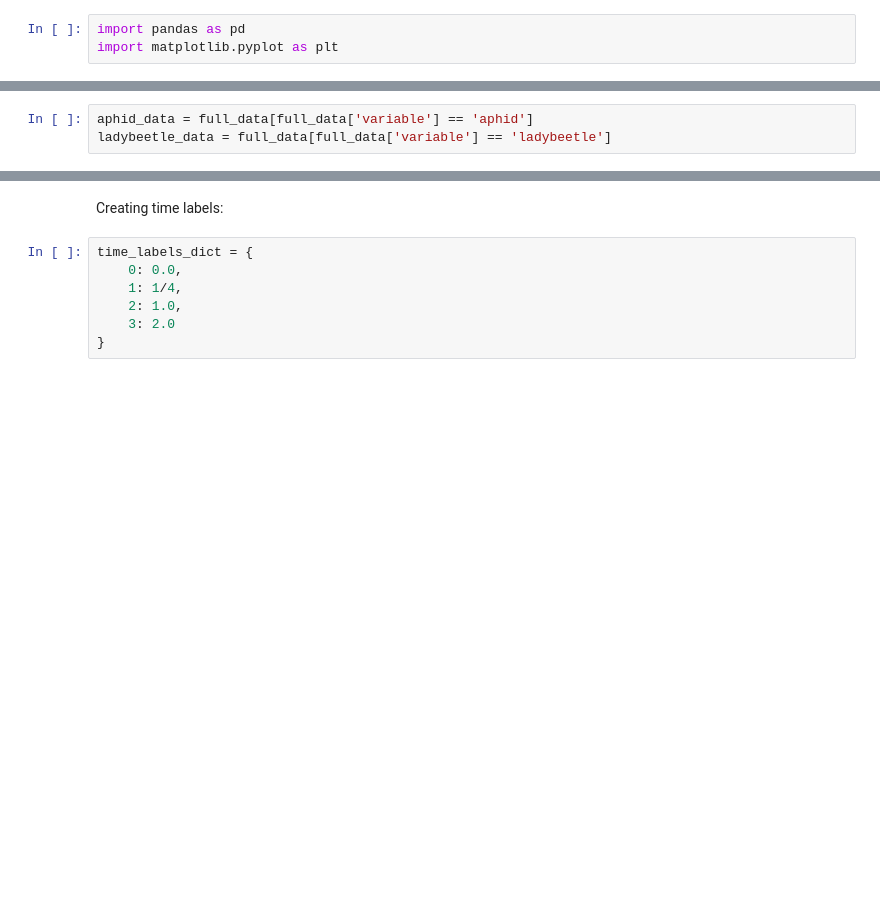
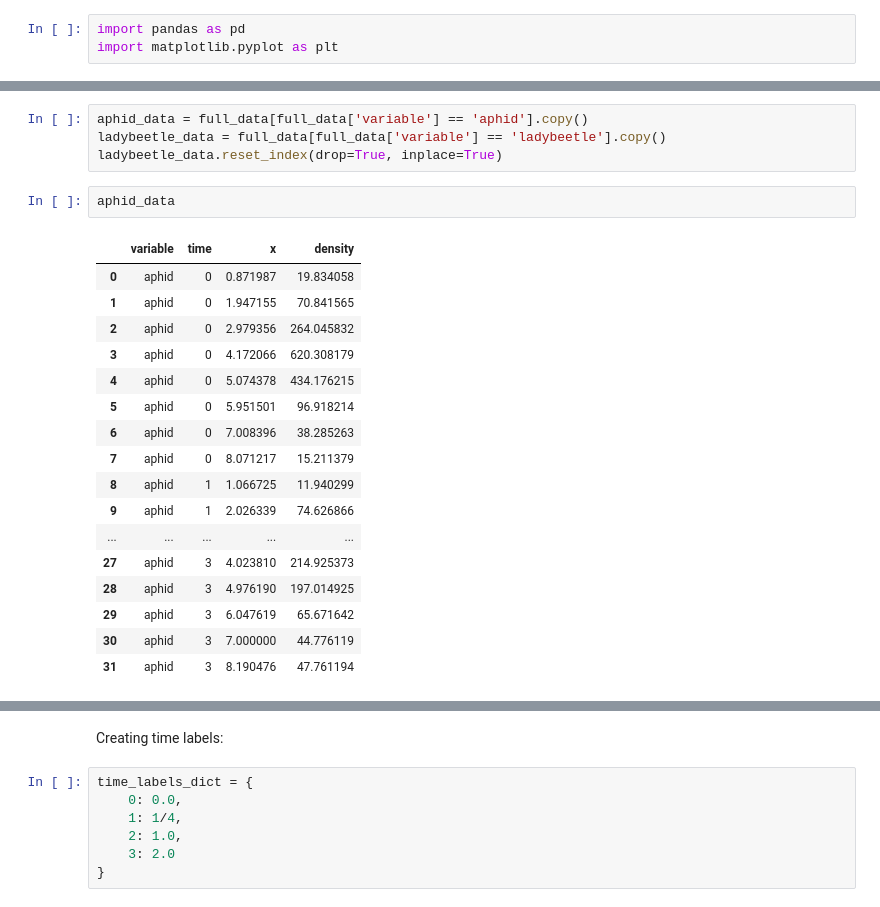
Before and after one commit to volpatto/pdeco, a Jupyter notebook: notebooks/data_visualization.ipynb, the cells around one changed output, grey strips where cells are left out. Saved outputs shown, nothing was run; the diff lists cells and outputs as text; blank space fills up the shorter version.

```diff
--- a/notebooks/data_visualization.ipynb
+++ b/notebooks/data_visualization.ipynb
@@ -26,3 +32,24 @@ Retrieving data for aphids and labebeetles separetely:
 # %%
-aphid_data = full_data[full_data['variable'] == 'aphid']
-ladybeetle_data = full_data[full_data['variable'] == 'ladybeetle']
+aphid_data = full_data[full_data['variable'] == 'aphid'].copy()
+ladybeetle_data = full_data[full_data['variable'] == 'ladybeetle'].copy()
+ladybeetle_data.reset_index(drop=True, inplace=True)
+# %%
+aphid_data
+# %% [output]
+|  | variable | time | x | density |
+| 0 | aphid | 0 | 0.871987 | 19.834058 |
+| 1 | aphid | 0 | 1.947155 | 70.841565 |
+| 2 | aphid | 0 | 2.979356 | 264.045832 |
+| 3 | aphid | 0 | 4.172066 | 620.308179 |
+| 4 | aphid | 0 | 5.074378 | 434.176215 |
+| 5 | aphid | 0 | 5.951501 | 96.918214 |
+| 6 | aphid | 0 | 7.008396 | 38.285263 |
+| 7 | aphid | 0 | 8.071217 | 15.211379 |
+| 8 | aphid | 1 | 1.066725 | 11.940299 |
+| 9 | aphid | 1 | 2.026339 | 74.626866 |
+| ... | ... | ... | ... | ... |
+| 27 | aphid | 3 | 4.023810 | 214.925373 |
+| 28 | aphid | 3 | 4.976190 | 197.014925 |
+| 29 | aphid | 3 | 6.047619 | 65.671642 |
+| 30 | aphid | 3 | 7.000000 | 44.776119 |
+| 31 | aphid | 3 | 8.190476 | 47.761194 |
```
Also changed, not shown: parts of 21 cells of this notebook, 6 other files.
